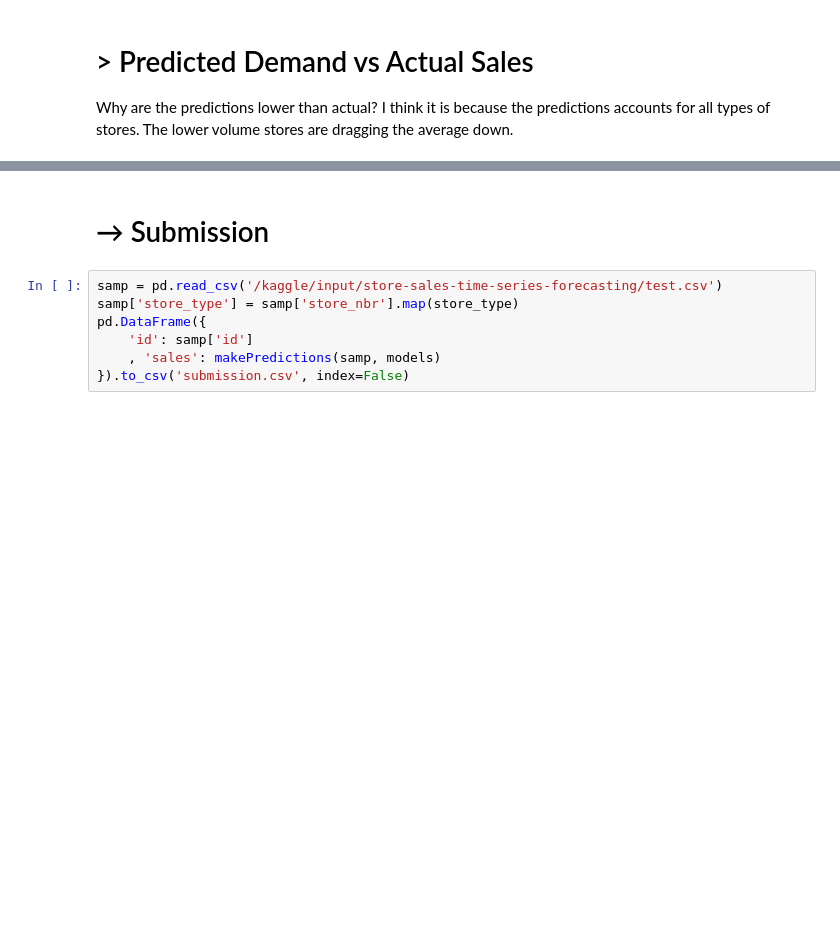
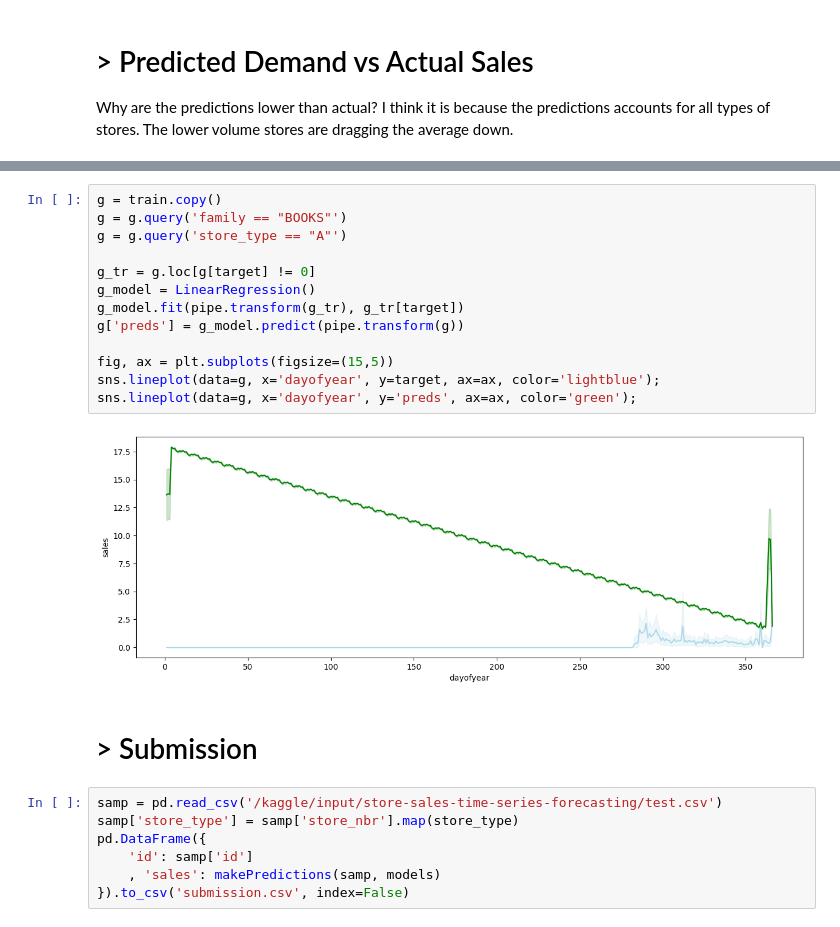
Before and after one commit to cmd-master/store-sales, a Jupyter notebook: store-sales.ipynb, the cells around one changed output, grey strips where cells are left out. Drawn from its saved outputs; the diff is of its cells as text; blank space fills up the shorter version.

```diff
--- a/store-sales.ipynb
+++ b/store-sales.ipynb
@@ -418,5 +407,20 @@ sns.lineplot(data=g, x='dayofyear', y='preds', ax=ax, color='green');
+# %%
+g = train.copy()
+g = g.query('family == "BOOKS"')
+g = g.query('store_type == "A"')
+
+g_tr = g.loc[g[target] != 0]
+g_model = LinearRegression()
+g_model.fit(pipe.transform(g_tr), g_tr[target])
+g['preds'] = g_model.predict(pipe.transform(g))
+
+fig, ax = plt.subplots(figsize=(15,5))
+sns.lineplot(data=g, x='dayofyear', y=target, ax=ax, color='lightblue');
+sns.lineplot(data=g, x='dayofyear', y='preds', ax=ax, color='green');
+# %% [output]
+[figure, added]
 # %% [markdown]
-# → Submission
+# > Submission
 # %%
 samp = pd.read_csv('/kaggle/input/store-sales-time-series-forecasting/test.csv')
 samp['store_type'] = samp['store_nbr'].map(store_type)
```
Also changed, not shown: parts of 16 cells of this notebook.
